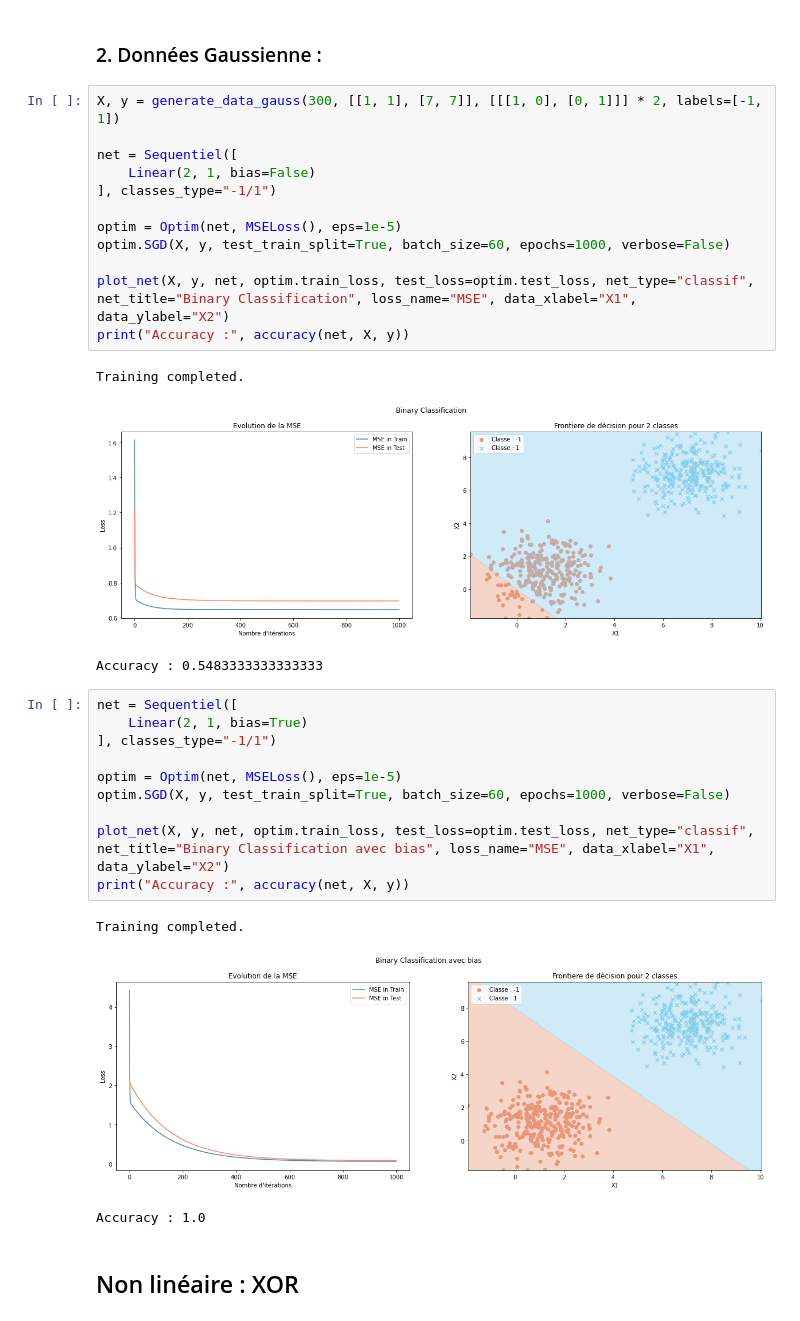
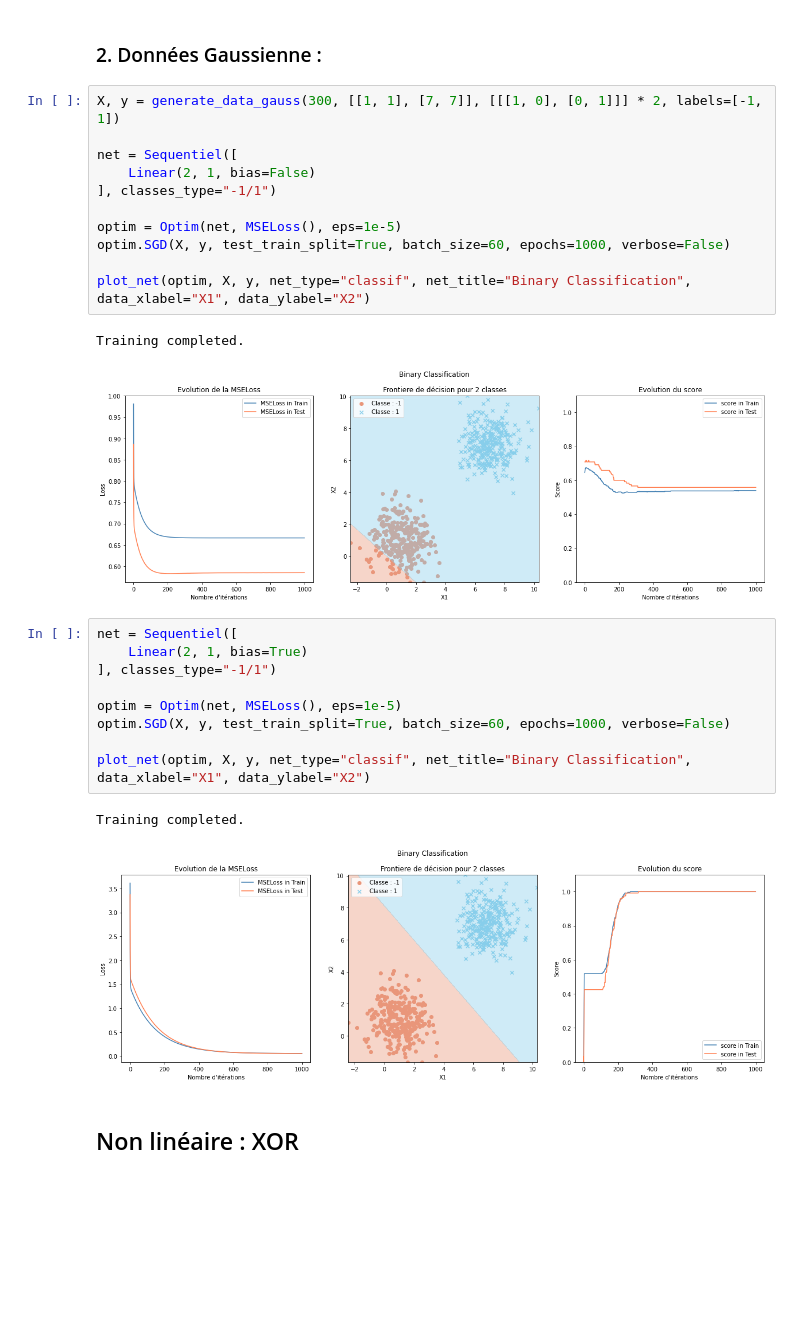
Before and after one commit to Amayas29/neural-networks, a Jupyter notebook: experimentations/linear.ipynb, the cells around one changed output. Saved outputs shown, nothing was run; the diff lists cells and outputs as text; blank space fills up the shorter version.

```diff
--- a/experimentations/linear.ipynb
+++ b/experimentations/linear.ipynb
@@ -77,26 +74,22 @@ net = Sequentiel([
 optim = Optim(net, MSELoss(), eps=1e-5)
 optim.SGD(X, y, test_train_split=True, batch_size=60, epochs=1000, verbose=False)
 
-plot_net(X, y, net, optim.train_loss, test_loss=optim.test_loss, net_type="classif", net_title="Binary Classification", loss_name="MSE", data_xlabel="X1", data_ylabel="X2")
-print("Accuracy :", accuracy(net, X, y))
+plot_net(optim, X, y, net_type="classif", net_title="Binary Classification", data_xlabel="X1", data_ylabel="X2")
 # %% [output]
 Training completed.
-[figure, old version]
+[figure, new version]
-Accuracy : 0.5483333333333333
 # %%
 net = Sequentiel([
     Linear(2, 1, bias=True)
 ], classes_type="-1/1")
 
 optim = Optim(net, MSELoss(), eps=1e-5)
 optim.SGD(X, y, test_train_split=True, batch_size=60, epochs=1000, verbose=False)
 
-plot_net(X, y, net, optim.train_loss, test_loss=optim.test_loss, net_type="classif", net_title="Binary Classification avec bias", loss_name="MSE", data_xlabel="X1", data_ylabel="X2")
-print("Accuracy :", accuracy(net, X, y))
+plot_net(optim, X, y, net_type="classif", net_title="Binary Classification", data_xlabel="X1", data_ylabel="X2")
 # %% [output]
 Training completed.
-[figure, old version]
+[figure, new version]
-Accuracy : 1.0
 # %% [markdown]
 ## Non linéaire : XOR
 # %%
```
Also changed, not shown: parts of 5 cells of this notebook, 8 other files.
